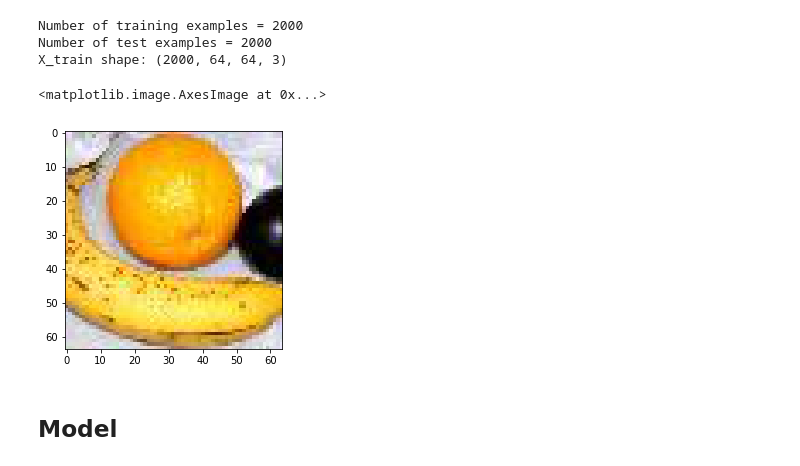
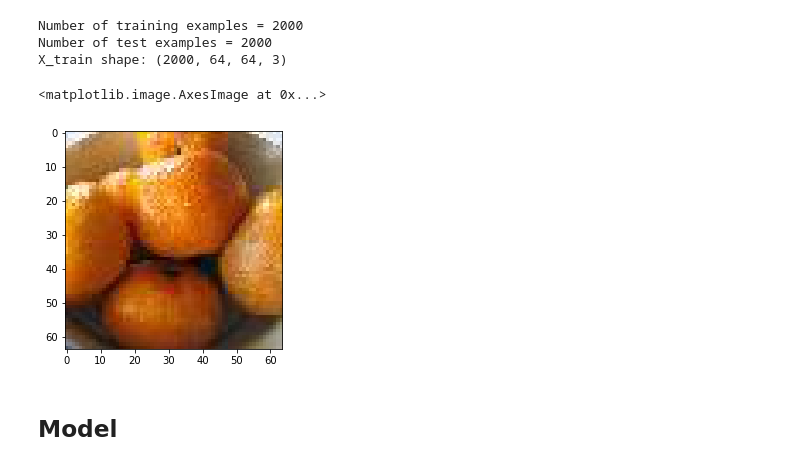
Before and after one commit to alexandremuzio/deep-steg, a Jupyter notebook: deep_steg.ipynb, the cells around one changed output. Saved outputs shown, nothing was run; the diff lists cells and outputs as text; code cells hidden in the pictures.

Commit message:
Adding metrics + improving plots

```diff
--- a/deep_steg.ipynb
+++ b/deep_steg.ipynb
@@ -57,7 +40,7 @@ The dataset is composed of a random subset of images from all 200 classes.
 # %%
 test_size = 500
 
-def load_dataset(n_images_from_class_test=10, test_size=500):
+def load_dataset_small(n_images_from_class_test=10, test_size=500):
     X_train = []
     X_test = []
 
@@ -84,8 +67,23 @@ def load_dataset(n_images_from_class_test=10, test_size=500):
 
 
     return np.array(X_train), np.array(X_test)
+
+def load_dataset(n_images=2000):
+    IMG_DIR = "./data/ILSVRC/Data/DET/test"
+    X_train = []
+
+    img_names = os.listdir(IMG_DIR)
+    random.shuffle(img_names)
+
+    for img_name_i in img_names[0:n_images]:
+        img_i = image.load_img(os.path.join(IMG_DIR, img_name_i), target_size=IMG_SHAPE)
+        x = image.img_to_array(img_i)
+        X_train.append(x)
+
+    return np.array(X_train)
 # %%
-X_train_orig, X_test_orig = load_dataset()
+X_train_orig, X_test_orig = load_dataset_small()
+# X_train_orig = load_dataset()
 
 # Normalize image vectors
 X_train = X_train_orig/255.
@@ -107,10 +105,10 @@ input_C = X_train[X_train.shape[0] // 2:]
 
 # TODO Do the same for test images
 # %%
-plt.imshow(X_train[1])
+plt.imshow(X_train[3])
 # %% [output]
 <matplotlib.image.AxesImage at 0x...>
-[figure, old version]
+[figure, new version]
 # %% [markdown]
 ## Model
 # %%
```
Also changed, not shown: parts of 21 cells of this notebook.
